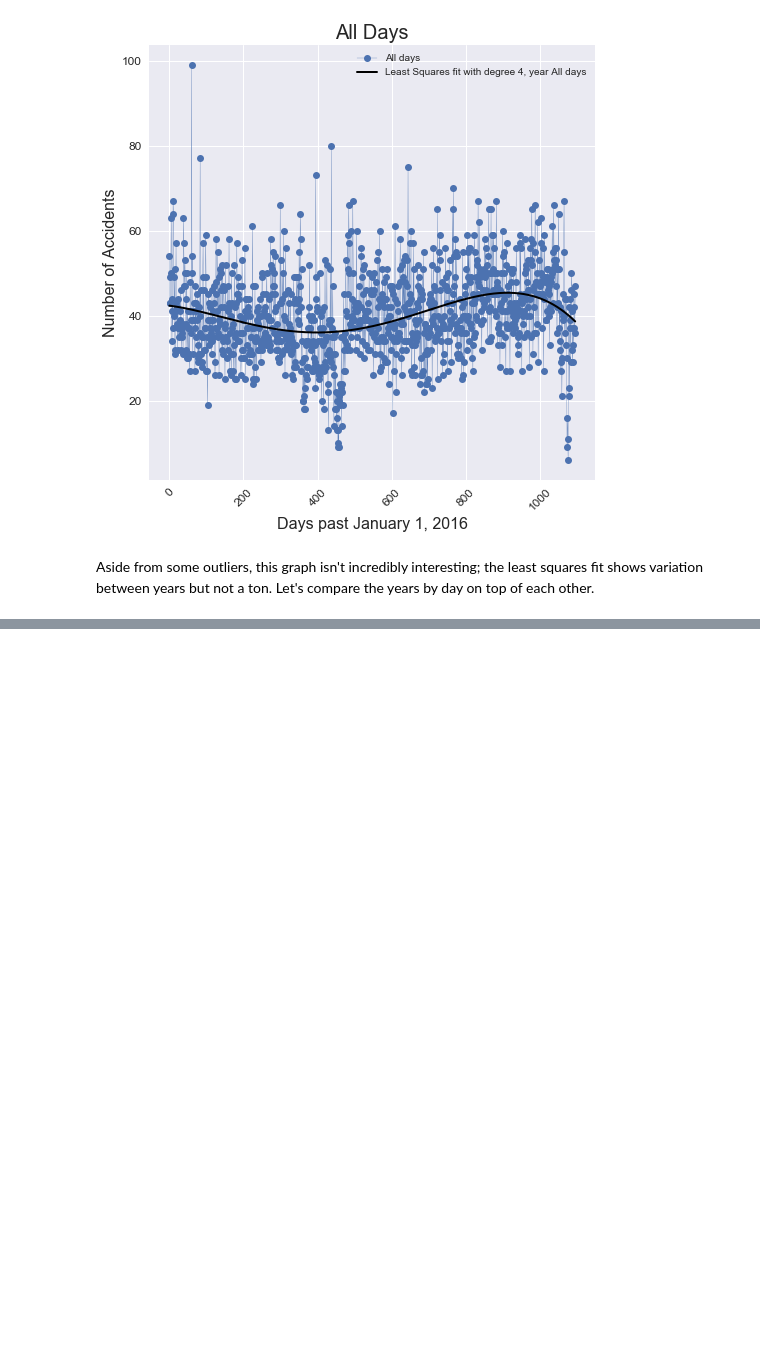
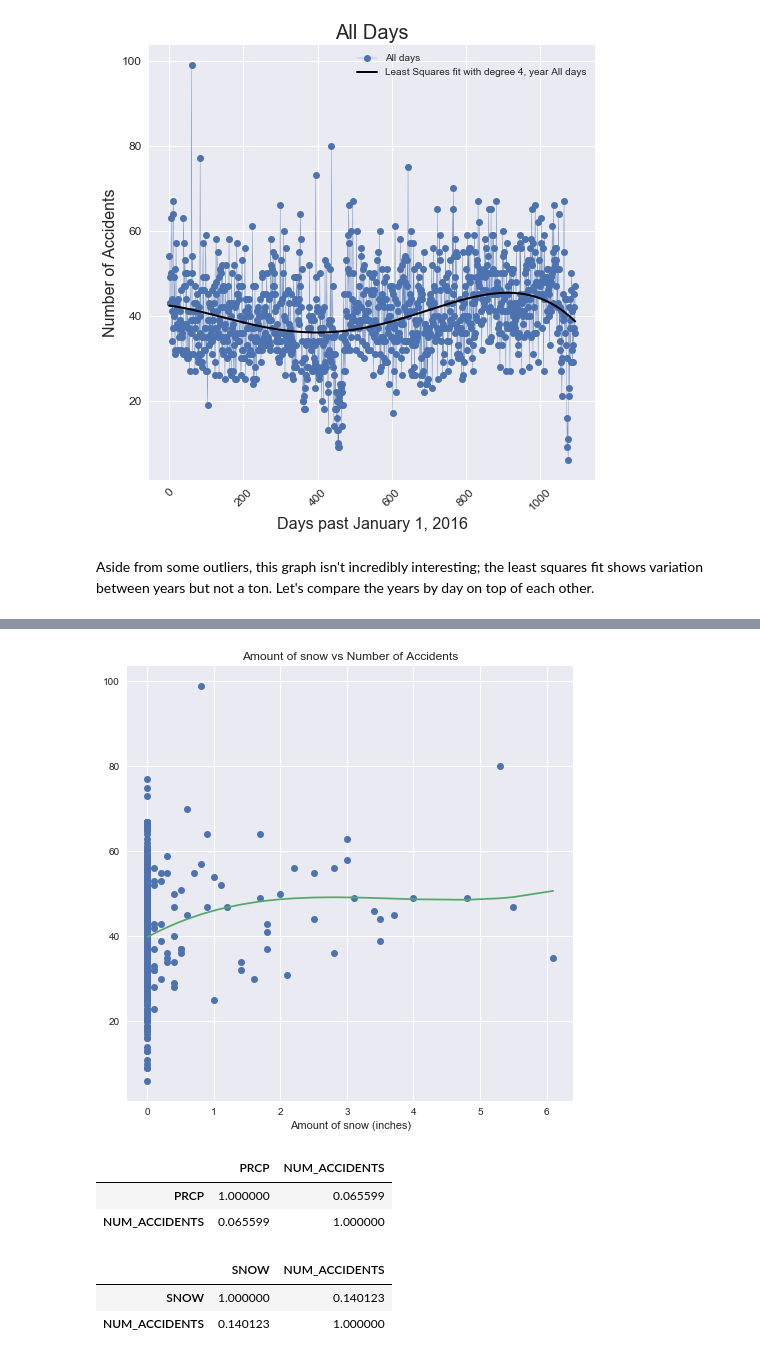
Before and after one commit to tstuessi/weather-impact-analysis, a Jupyter notebook: Local Weather Impact.ipynb, the cells around one changed output, grey strips where cells are left out. Saved outputs shown, nothing was run; the diff lists cells and outputs as text; code cells hidden in the pictures; blank space fills up the shorter version.

```diff
--- a/Local Weather Impact.ipynb
+++ b/Local Weather Impact.ipynb
@@ -260,0 +379,21 @@ plt.show()
+# %%
+_ = plt.figure(1, figsize=(8,8))
+_ = plt.plot(df['SNOW'], df['NUM_ACCIDENTS'], 'o')
+utils.plot_trendline(df['SNOW'], df['NUM_ACCIDENTS'], 3)
+_ = plt.title('Amount of snow vs Number of Accidents')
+_ = plt.xlabel('Amount of snow (inches)')
+plt.show()
+# %% [output]
+[figure, added]
+# %%
+df[['PRCP', 'NUM_ACCIDENTS']].corr()
+# %% [output]
+|  | PRCP | NUM_ACCIDENTS |
+| PRCP | 1.000000 | 0.065599 |
+| NUM_ACCIDENTS | 0.065599 | 1.000000 |
+# %%
+df[['SNOW', 'NUM_ACCIDENTS']].corr()
+# %% [output]
+|  | SNOW | NUM_ACCIDENTS |
+| SNOW | 1.000000 | 0.140123 |
+| NUM_ACCIDENTS | 0.140123 | 1.000000 |
```
Also changed, not shown: parts of 12 cells of this notebook, 1 other file.
